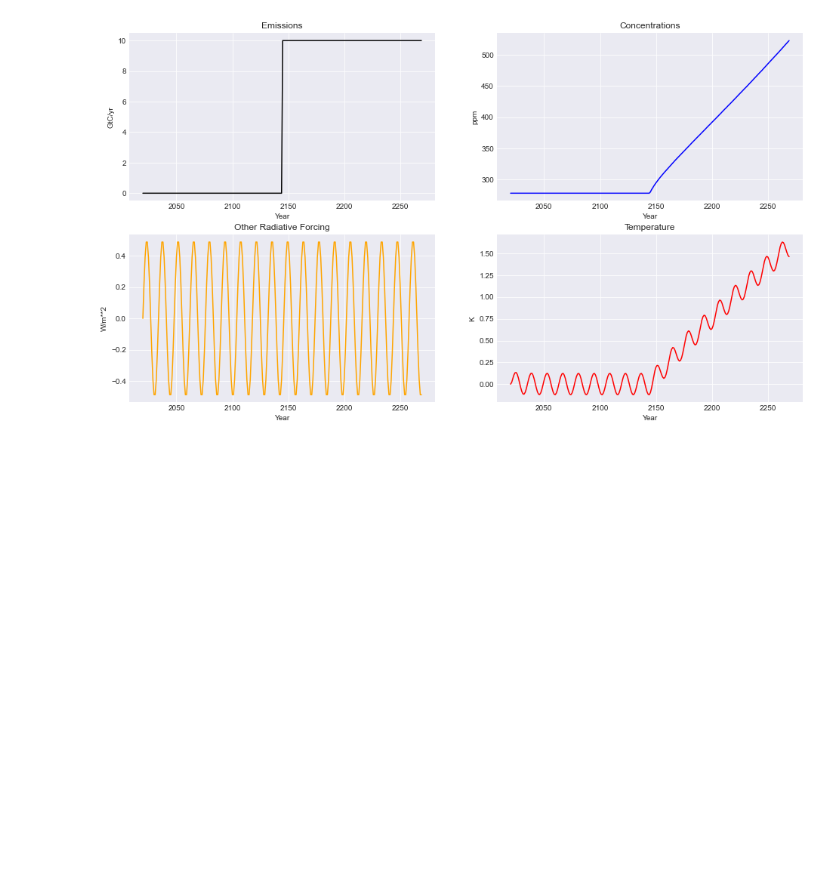
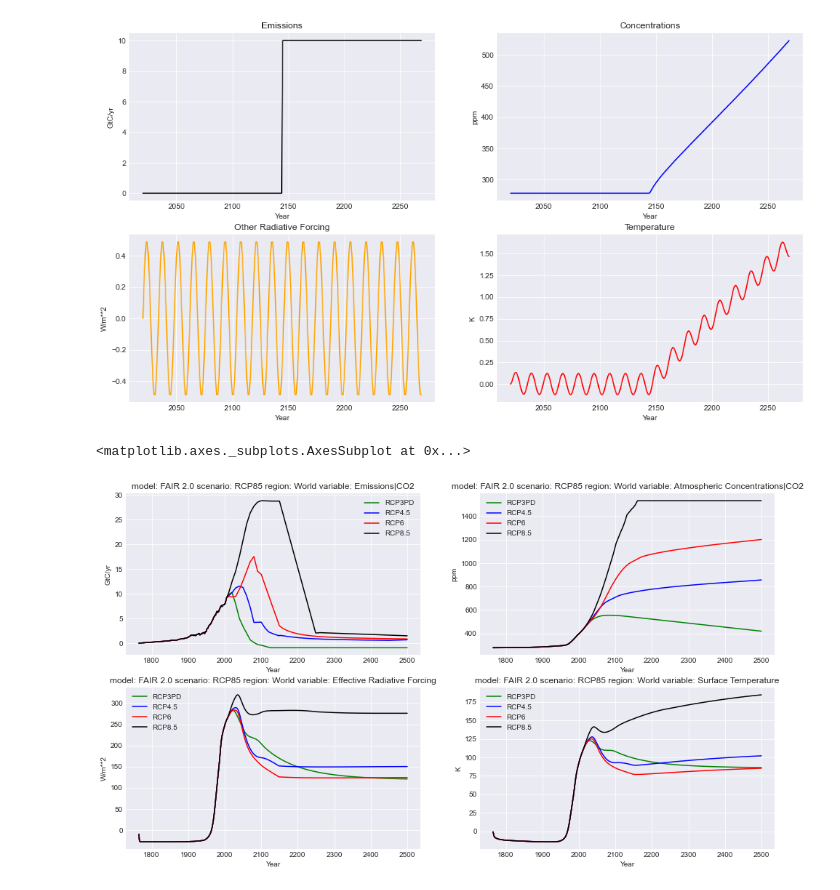
Before and after one commit to OMS-NetZero/FAIR, a Jupyter notebook: Example-Usage.ipynb, the cells around one changed output. Saved outputs shown, nothing was run; the diff lists cells and outputs as text; code cells hidden in the pictures; blank space fills up the shorter version.

```diff
--- a/Example-Usage.ipynb
+++ b/Example-Usage.ipynb
@@ -54,3 +57,40 @@ pyam_temperature_df.line_plot(ax = ax4, title = 'Temperature', legend = False, c
 # %% [output]
 <matplotlib.axes._subplots.AxesSubplot at 0x...>
 [figure]
+# %%
+from fair.RCPs import rcp3pd, rcp45, rcp6, rcp85
+
+fig = plt.figure()
+ax1 = fig.add_subplot(221)
+ax2 = fig.add_subplot(222)
+ax3 = fig.add_subplot(223)
+ax4 = fig.add_subplot(224)
+
+cfg = {}
+
+pyam_out_df_3pd = emissions_driven.run(rcp3pd.Emissions.emissions, cfg)
+pyam_out_df_3pd.filter(variable = 'Emissions|CO2').line_plot(ax = ax1, label = 'RCP3PD', color = 'green')
+pyam_out_df_3pd.filter(variable = 'Atmospheric Concentrations|CO2').line_plot(ax = ax2, label = 'RCP3PD', color = 'green')
+pyam_out_df_3pd.filter(variable = 'Effective Radiative Forcing').line_plot(ax = ax3, label = 'RCP3PD', color = 'green')
+pyam_out_df_3pd.filter(variable = 'Surface Temperature').line_plot(ax = ax4, label = 'RCP3PD', color = 'green')
+
+pyam_out_df_45 = emissions_driven.run(rcp45.Emissions.emissions, cfg)
+pyam_out_df_45.filter(variable = 'Emissions|CO2').line_plot(ax = ax1, label = 'RCP4.5', color = 'blue')
+pyam_out_df_45.filter(variable = 'Atmospheric Concentrations|CO2').line_plot(ax = ax2, label = 'RCP4.5', color = 'blue')
+pyam_out_df_45.filter(variable = 'Effective Radiative Forcing').line_plot(ax = ax3, label = 'RCP4.5', color = 'blue')
+pyam_out_df_45.filter(variable = 'Surface Temperature').line_plot(ax = ax4, label = 'RCP4.5', color = 'blue')
+
+pyam_out_df_6 = emissions_driven.run(rcp6.Emissions.emissions, cfg)
+pyam_out_df_6.filter(variable = 'Emissions|CO2').line_plot(ax = ax1, label = 'RCP6', color = 'red')
+pyam_out_df_6.filter(variable = 'Atmospheric Concentrations|CO2').line_plot(ax = ax2, label = 'RCP6', color = 'red')
+pyam_out_df_6.filter(variable = 'Effective Radiative Forcing').line_plot(ax = ax3, label = 'RCP6', color = 'red')
+pyam_out_df_6.filter(variable = 'Surface Temperature').line_plot(ax = ax4, label = 'RCP6', color = 'red')
+
+pyam_out_df_85 = emissions_driven.run(rcp85.Emissions.emissions, cfg)
+pyam_out_df_85.filter(variable = 'Emissions|CO2').line_plot(ax = ax1, label = 'RCP8.5', color = 'black')
+pyam_out_df_85.filter(variable = 'Atmospheric Concentrations|CO2').line_plot(ax = ax2, label = 'RCP8.5', color = 'black')
+pyam_out_df_85.filter(variable = 'Effective Radiative Forcing').line_plot(ax = ax3, label = 'RCP8.5', color = 'black')
+pyam_out_df_85.filter(variable = 'Surface Temperature').line_plot(ax = ax4, label = 'RCP8.5', color = 'black')
+# %% [output]
+<matplotlib.axes._subplots.AxesSubplot at 0x...>
+[figure, added]
```
Also changed, not shown: parts of 2 cells of this notebook, 12 other files.
